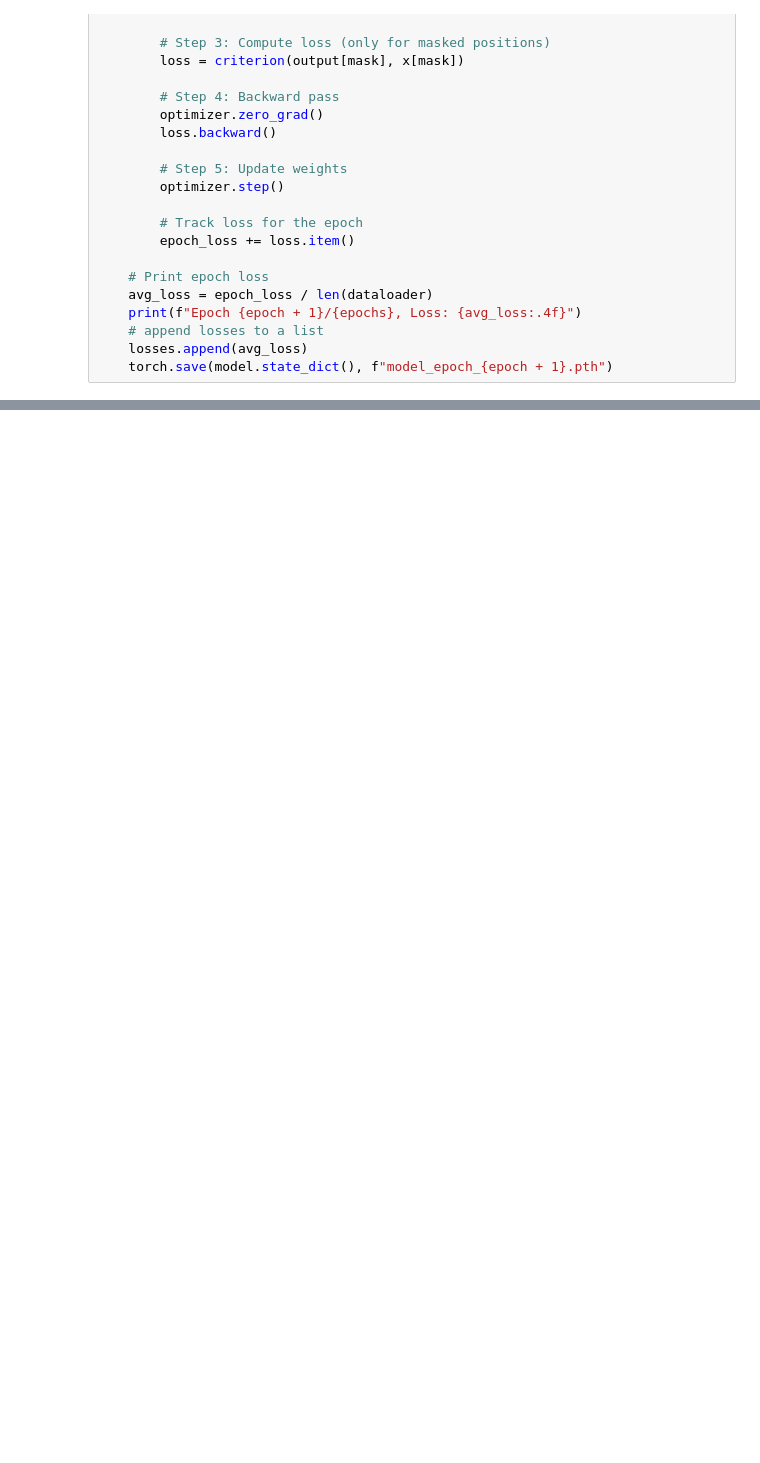
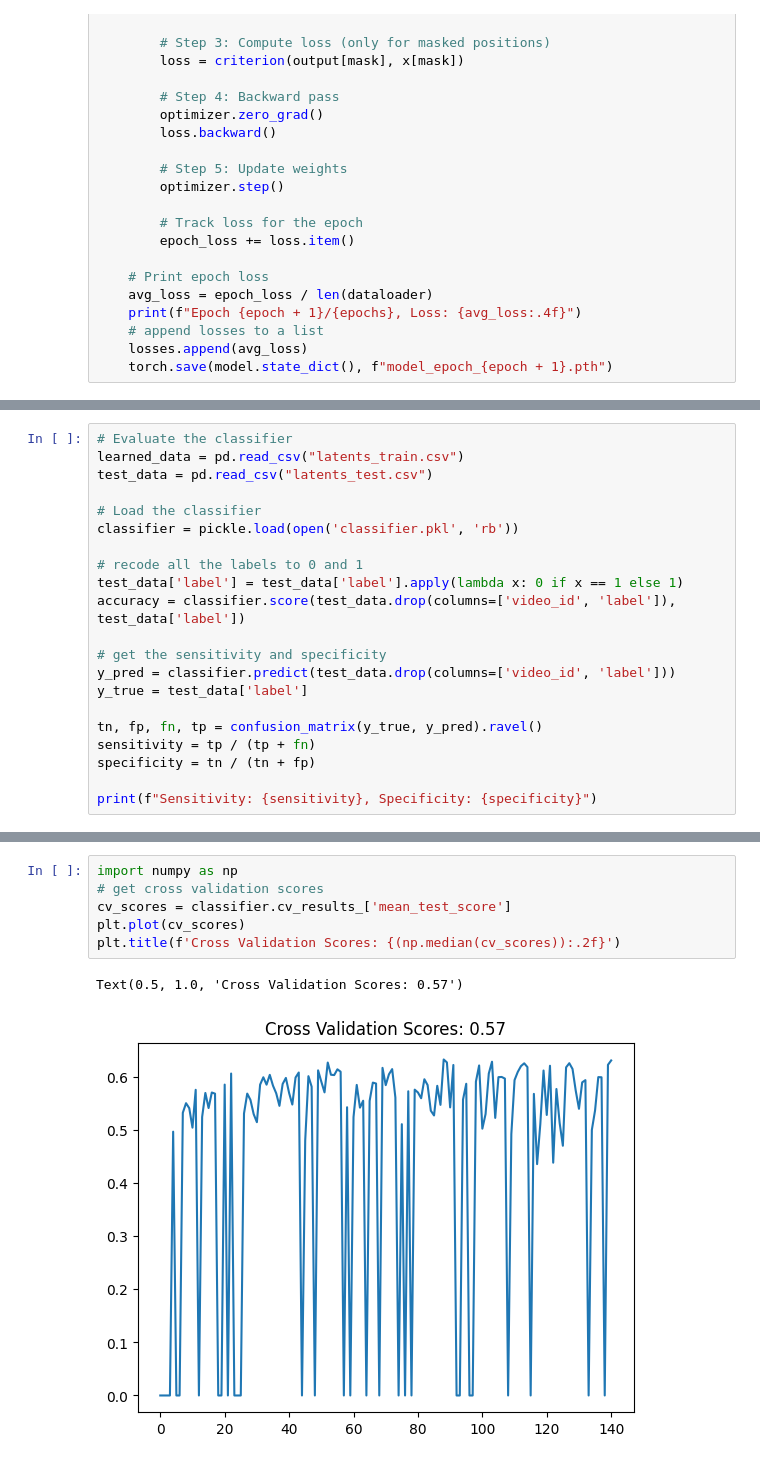
Before and after one commit to quietscientist/gma_score_prediction_from_video, a Jupyter notebook: 3_RunPretraining.ipynb, the cells around one changed output, grey strips where cells are left out. Saved outputs shown, nothing was run; the diff lists cells and outputs as text; blank space fills up the shorter version.

```diff
--- a/3_RunPretraining.ipynb
+++ b/3_RunPretraining.ipynb
@@ -528,0 +497,21 @@ print(f"Validation Accuracy: {accuracy:.2f}")
+# %%
+# Evaluate the classifier
+learned_data = pd.read_csv("latents_train.csv")
+test_data = pd.read_csv("latents_test.csv")
+
+# Load the classifier
+classifier = pickle.load(open('classifier.pkl', 'rb'))
+
+# recode all the labels to 0 and 1
+test_data['label'] = test_data['label'].apply(lambda x: 0 if x == 1 else 1)
+accuracy = classifier.score(test_data.drop(columns=['video_id', 'label']), test_data['label'])
+
+# get the sensitivity and specificity
+y_pred = classifier.predict(test_data.drop(columns=['video_id', 'label']))
+y_true = test_data['label']
+
+tn, fp, fn, tp = confusion_matrix(y_true, y_pred).ravel()
+sensitivity = tp / (tp + fn)
+specificity = tn / (tn + fp)
+
+print(f"Sensitivity: {sensitivity}, Specificity: {specificity}")
@@ -528,0 +569,9 @@ print(f"Validation Accuracy: {accuracy:.2f}")
+# %%
+import numpy as np
+# get cross validation scores
+cv_scores = classifier.cv_results_['mean_test_score']
+plt.plot(cv_scores)
+plt.title(f'Cross Validation Scores: {(np.median(cv_scores)):.2f}')
+# %% [output]
+Text(0.5, 1.0, 'Cross Validation Scores: 0.57')
+[figure, added]
```
Also changed, not shown: parts of 46 cells of this notebook.
